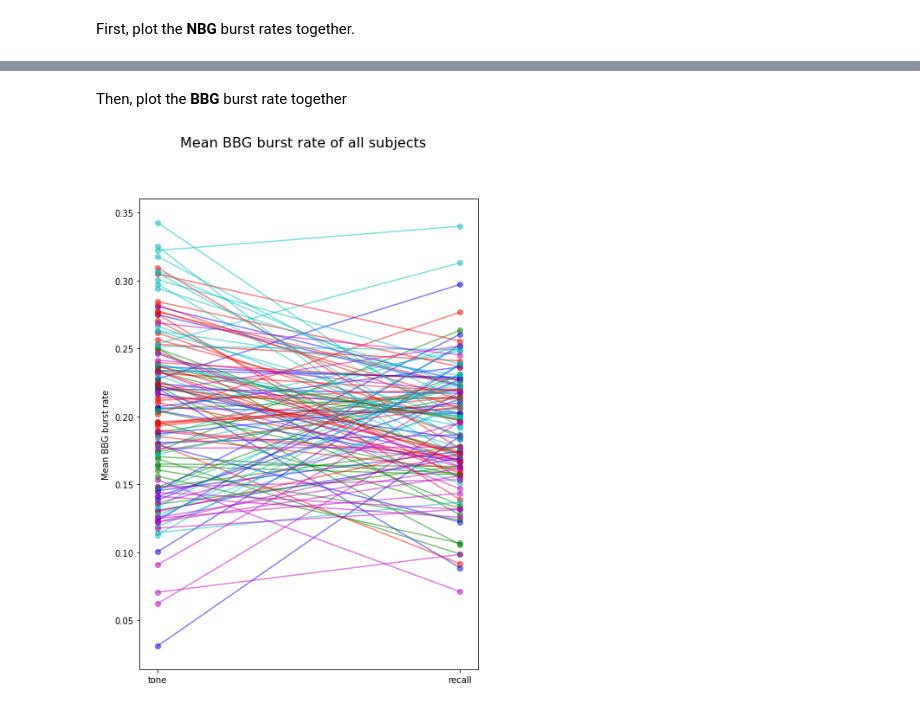
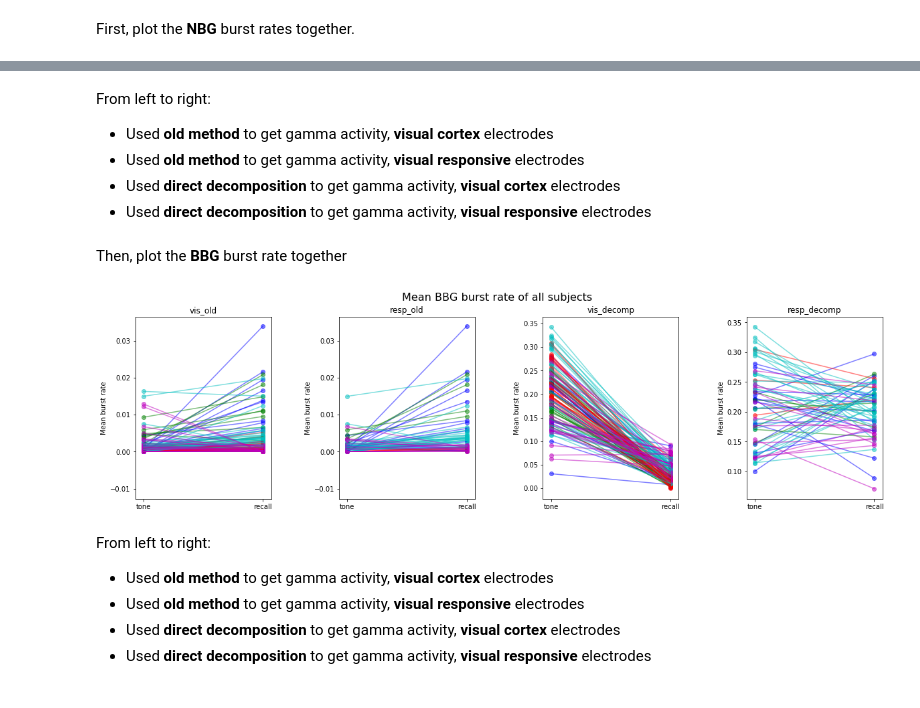
Before and after one commit to YeLiBCM/Grating_recall, a Jupyter notebook: plot_sum_br.ipynb, the cells around one changed output, grey strips where cells are left out. Drawn from its saved outputs; the diff is of its cells as text; code cells hidden in the pictures.

Commit message:
add old method summary

```diff
--- a/plot_sum_br.ipynb
+++ b/plot_sum_br.ipynb
@@ -122,3 +140,20 @@ for sj in sbj_ls:
+# %%
+# extract results of visual responsive electrodes
+for sj in sbj_ls:
+    elec_vis  = elec_vis_dict[sj]
+    elec_resp = elec_resp_dict[sj]
+
+    for ci in elec_resp:
+        index_ci = elec_vis.index(ci)
+        result_tone_NBG_dict['resp_average'][sj].append(result_tone_NBG_dict['vis_average'][sj][index_ci])
+        result_tone_BBG_dict['resp_average'][sj].append(result_tone_BBG_dict['vis_average'][sj][index_ci])
+        result_recall_NBG_dict['resp_average'][sj].append(result_recall_NBG_dict['vis_average'][sj][index_ci])
+        result_recall_BBG_dict['resp_average'][sj].append(result_recall_BBG_dict['vis_average'][sj][index_ci])
+
+        result_tone_NBG_dict['resp_decomp'][sj].append(result_tone_NBG_dict['vis_decomp'][sj][index_ci])
+        result_tone_BBG_dict['resp_decomp'][sj].append(result_tone_BBG_dict['vis_decomp'][sj][index_ci])
+        result_recall_NBG_dict['resp_decomp'][sj].append(result_recall_NBG_dict['vis_decomp'][sj][index_ci])
+        result_recall_BBG_dict['resp_decomp'][sj].append(result_recall_BBG_dict['vis_decomp'][sj][index_ci])
 # %% [markdown]
 With the above codes we have the mean burst rate of all electrodes of all subjects.
 # %% [markdown]
@@ -209,23 +320,62 @@ for sj in sbj_ls:
+# %% [markdown]
+From left to right:
+* Used **old method** to get gamma activity, **visual cortex** electrodes
+* Used **old method** to get gamma activity, **visual responsive** electrodes
+* Used **direct decomposition** to get gamma activity, **visual cortex** electrodes
+* Used **direct decomposition** to get gamma activity, **visual responsive** electrodes
 # %% [markdown]
 Then, plot the **BBG** burst rate together
 # %%
-fig, axs = plt.subplots(figsize = (7,10))
+fig, axs = plt.subplots(1,4, figsize = (20,5))
+plt.subplots_adjust(wspace=0.5)
+plt.setp(axs, ylabel = 'Mean burst rate')
 
 color_code = ['b', 'g', 'r', 'c', 'm']
 
 color_index = 0
 for sj in sbj_ls:
 
-    for i in range(len(elec_dict[sj])):
-        axs.scatter(['tone','recall'], [result_tone_BBG_dict[sj][i], result_recall_BBG_dict[sj][i]], c = color_code[color_index], alpha = 0.5)
-        axs.plot(   ['tone','recall'], [result_tone_BBG_dict[sj][i], result_recall_BBG_dict[sj][i]], c = color_code[color_index], alpha = 0.5)
+    for i in range(len(elec_vis_dict[sj])):
+        axs[0].scatter(['tone','recall'], [result_tone_BBG_dict['vis_average'][sj][i],
+                                           result_recall_BBG_dict['vis_average'][sj][i]],
+                                           c = color_code[color_index], alpha = 0.5)
+        axs[0].plot(   ['tone','recall'], [result_tone_BBG_dict['vis_average'][sj][i],
+                                           result_recall_BBG_dict['vis_average'][sj][i]],
+                                           c = color_code[color_index], alpha = 0.5)
+        axs[2].scatter(['tone','recall'], [result_tone_BBG_dict['vis_decomp'][sj][i],
+                                           result_recall_NBG_dict['vis_decomp'][sj][i]],
+                                           c = color_code[color_index], alpha = 0.5)
+        axs[2].plot(   ['tone','recall'], [result_tone_BBG_dict['vis_decomp'][sj][i],
+                                           result_recall_NBG_dict['vis_decomp'][sj][i]],
+                                           c = color_code[color_index], alpha = 0.5)
 
-
-    axs.set_ylabel('Mean BBG burst rate')
+    for i in range(len(elec_resp_dict[sj])):
+        axs[1].scatter(['tone','recall'], [result_tone_BBG_dict['resp_average'][sj][i],
+                                           result_recall_BBG_dict['resp_average'][sj][i]],
+                                           c = color_code[color_index], alpha = 0.5)
+        axs[1].plot(   ['tone','recall'], [result_tone_BBG_dict['resp_average'][sj][i],
+                                           result_recall_BBG_dict['resp_average'][sj][i]],
+                                           c = color_code[color_index], alpha = 0.5)
+        axs[3].scatter(['tone','recall'], [result_tone_BBG_dict['resp_decomp'][sj][i],
+                                           result_recall_BBG_dict['resp_decomp'][sj][i]],
+                                           c = color_code[color_index], alpha = 0.5)
+        axs[3].plot(   ['tone','recall'], [result_tone_BBG_dict['resp_decomp'][sj][i],
+                                           result_recall_BBG_dict['resp_decomp'][sj][i]],
+                                           c = color_code[color_index], alpha = 0.5)
+    axs[0].set_title('vis_old')
+    axs[1].set_title('resp_old')
+    axs[2].set_title('vis_decomp')
+    axs[3].set_title('resp_decomp')
 
     title_text = 'Mean BBG burst rate of all subjects'
     fig.suptitle(title_text, fontsize=16)
 
     color_index += 1
 # %% [output]
-[figure, old version]
+[figure, new version]
+# %% [markdown]
+From left to right:
+* Used **old method** to get gamma activity, **visual cortex** electrodes
+* Used **old method** to get gamma activity, **visual responsive** electrodes
+* Used **direct decomposition** to get gamma activity, **visual cortex** electrodes
+* Used **direct decomposition** to get gamma activity, **visual responsive** electrodes
```
Also changed, not shown: parts of 21 cells of this notebook.
